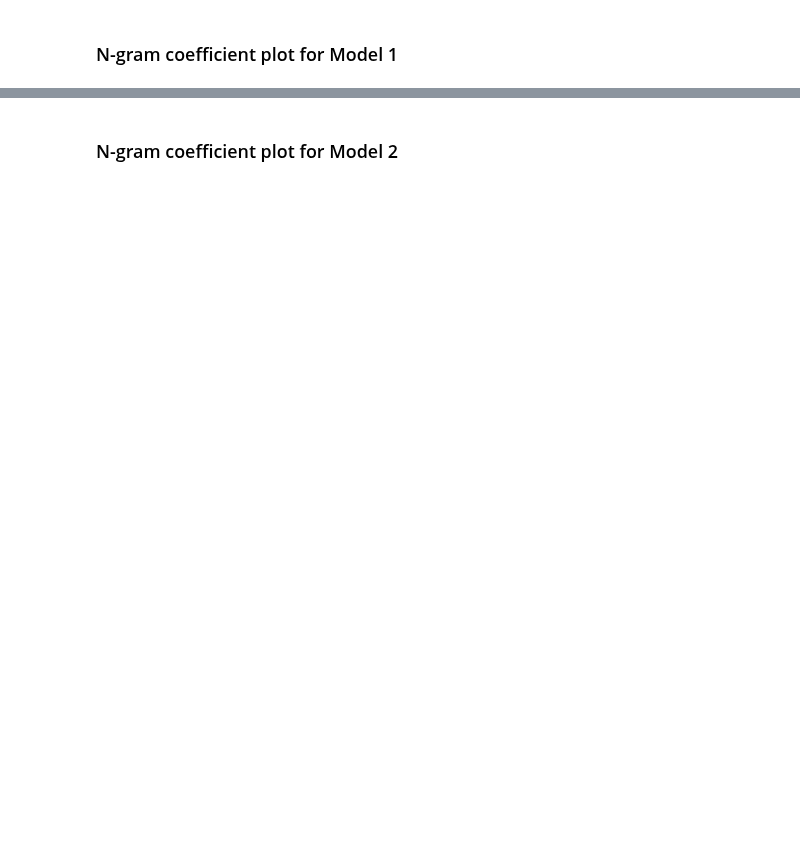
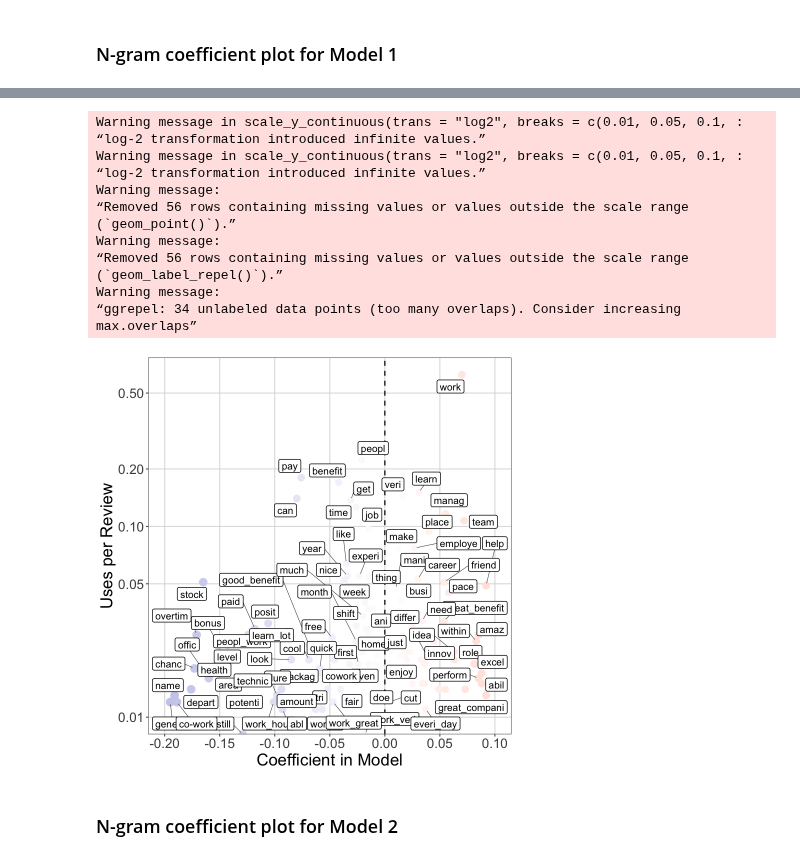
Before and after one commit to hivan04/text-mining, a Jupyter notebook: w2/m2/assignment2.ipynb, the cells around one changed output, grey strips where cells are left out. Saved outputs shown, nothing was run; the diff lists cells and outputs as text; code cells hidden in the pictures; blank space fills up the shorter version.

```diff
--- a/w2/m2/assignment2.ipynb
+++ b/w2/m2/assignment2.ipynb
@@ -394,3 +430,68 @@ NULL
+# %%
+plotDat %>%
+  ggplot(aes(x = score, y = freq)) +
+
+  # points: keep colourful
+  geom_point(aes(color = score, size = abs(score)),
+             alpha = 1) +
+
+  scale_color_gradient2(
+    low  = "#0050B3",
+    mid  = "white",
+    high = "#D40000",
+    midpoint = 0
+  ) +
+  scale_size_continuous(range = c(2.5, 6)) +
+  guides(size = "none", color = "none") +
+
+  geom_vline(xintercept = 0, linetype = "dashed", linewidth = 0.7) +
+
+  # labels: force readable styling (no colour mapping, no transparency)
+  ggrepel::geom_label_repel(
+    aes(label = ngram),
+    color = "black",        # text colour
+    fill  = "white",        # label background
+    alpha = 1,              # label opacity
+    label.size = 0.4,       # border thickness
+    size = 4.2,             # text size (try 4–5)
+    box.padding = 0.35,
+    point.padding = 0.25,
+    segment.color = "grey30",
+    segment.size = 0.3,
+    max.overlaps = 15
+  ) +
+
+  scale_x_continuous(
+    limits = c(-.2, .1),
+    breaks = seq(-.2, .2, .05)
+  ) +
+  scale_y_continuous(
+    trans = "log2",
+    breaks = c(.01, .05, .1, .2, .5, 1, 2, 5)
+  ) +
+
+  theme_bw() +
+  labs(x = "Coefficient in Model", y = "Uses per Review") +
+  theme(
+    axis.title = element_text(size = 20),
+    axis.text  = element_text(size = 16),
+    panel.grid.major = element_line(color = "grey85"),
+    panel.grid.minor = element_blank()
+  )
+# %% [output]
+Warning message in scale_y_continuous(trans = "log2", breaks = c(0.01, 0.05, 0.1, :
+“log-2 transformation introduced infinite values.”
+Warning message in scale_y_continuous(trans = "log2", breaks = c(0.01, 0.05, 0.1, :
+“log-2 transformation introduced infinite values.”
+Warning message:
+“Removed 56 rows containing missing values or values outside the scale range
+(`geom_point()`).”
+Warning message:
+“Removed 56 rows containing missing values or values outside the scale range
+(`geom_label_repel()`).”
+Warning message:
+“ggrepel: 34 unlabeled data points (too many overlaps). Consider increasing max.overlaps”
+[figure, added]
 # %% [markdown]
 ### N-gram coefficient plot for Model 2
 # %%
```
Also changed, not shown: parts of 12 cells of this notebook, 1 other file.
